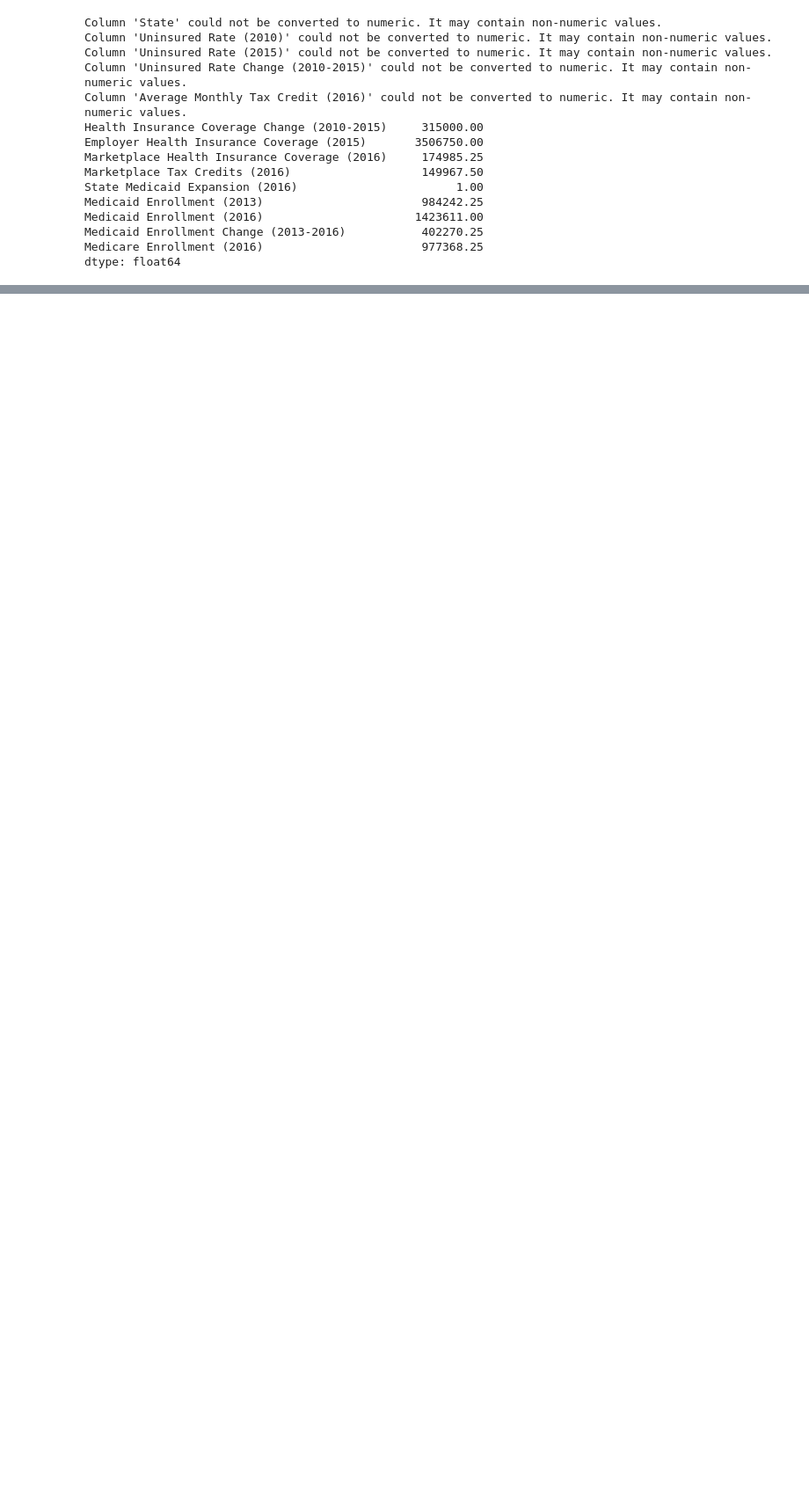
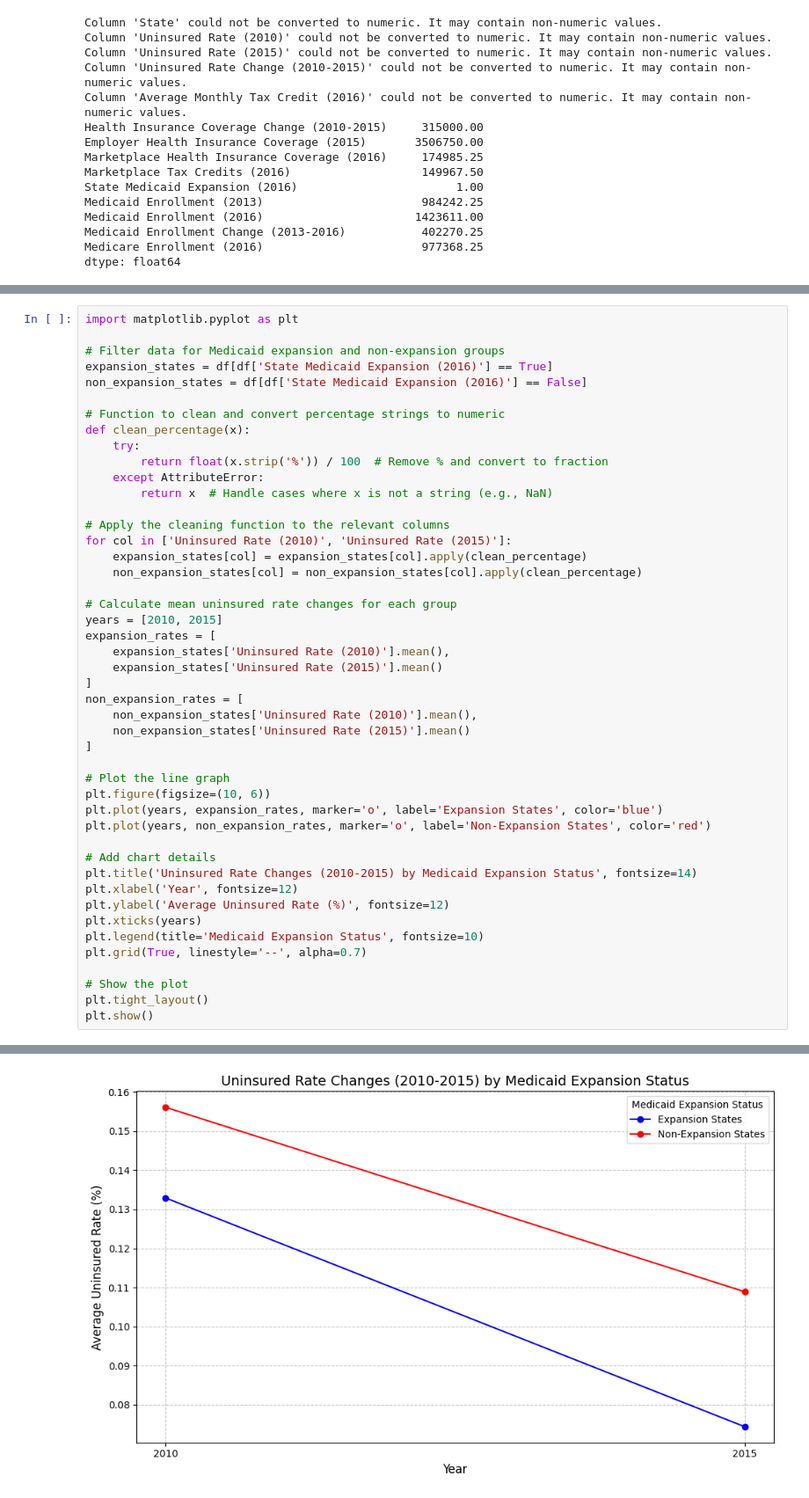
Before and after one commit to djames44/Group_4, a Jupyter notebook: Project_dtsc.ipynb, the cells around one changed output, grey strips where cells are left out. Shown at 88% size. Cells and saved outputs as stored; diff of their text form; blank space fills up the shorter version.

```diff
--- a/Project_dtsc.ipynb
+++ b/Project_dtsc.ipynb
@@ -181,0 +278,47 @@ df
+# %%
+import matplotlib.pyplot as plt
+
+# Filter data for Medicaid expansion and non-expansion groups
+expansion_states = df[df['State Medicaid Expansion (2016)'] == True]
+non_expansion_states = df[df['State Medicaid Expansion (2016)'] == False]
+
+# Function to clean and convert percentage strings to numeric
+def clean_percentage(x):
+    try:
+        return float(x.strip('%')) / 100  # Remove % and convert to fraction
+    except AttributeError:
+        return x  # Handle cases where x is not a string (e.g., NaN)
+
+# Apply the cleaning function to the relevant columns
+for col in ['Uninsured Rate (2010)', 'Uninsured Rate (2015)']:
+    expansion_states[col] = expansion_states[col].apply(clean_percentage)
+    non_expansion_states[col] = non_expansion_states[col].apply(clean_percentage)
+
+# Calculate mean uninsured rate changes for each group
+years = [2010, 2015]
+expansion_rates = [
+    expansion_states['Uninsured Rate (2010)'].mean(),
+    expansion_states['Uninsured Rate (2015)'].mean()
+]
+non_expansion_rates = [
+    non_expansion_states['Uninsured Rate (2010)'].mean(),
+    non_expansion_states['Uninsured Rate (2015)'].mean()
+]
+
+# Plot the line graph
+plt.figure(figsize=(10, 6))
+plt.plot(years, expansion_rates, marker='o', label='Expansion States', color='blue')
+plt.plot(years, non_expansion_rates, marker='o', label='Non-Expansion States', color='red')
+
+# Add chart details
+plt.title('Uninsured Rate Changes (2010-2015) by Medicaid Expansion Status', fontsize=14)
+plt.xlabel('Year', fontsize=12)
+plt.ylabel('Average Uninsured Rate (%)', fontsize=12)
+plt.xticks(years)
+plt.legend(title='Medicaid Expansion Status', fontsize=10)
+plt.grid(True, linestyle='--', alpha=0.7)
+
+# Show the plot
+plt.tight_layout()
+plt.show()
+# %% [output]
@@ -181,0 +335 @@ df
+[figure, added]
```
Also changed, not shown: parts of 6 cells of this notebook.
